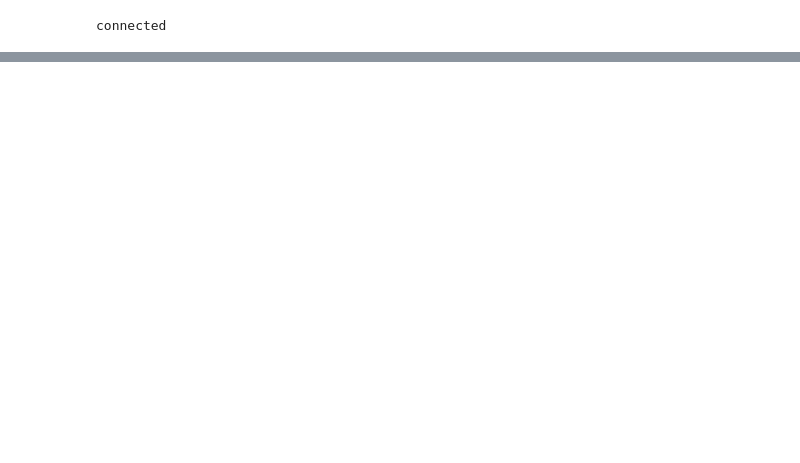
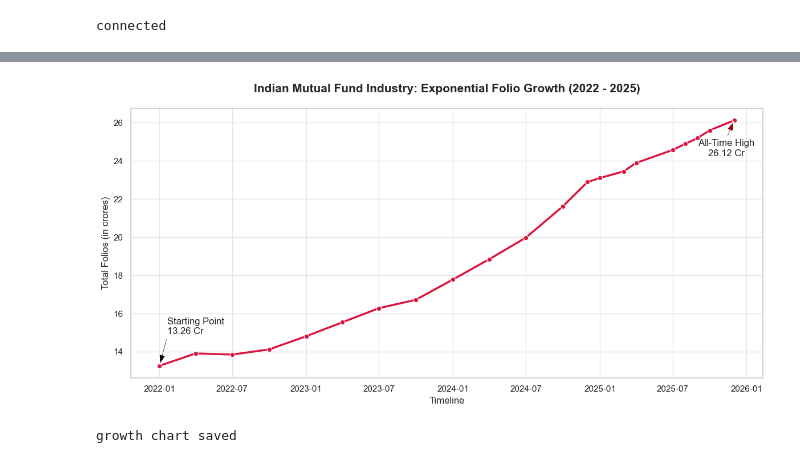
Before and after one commit to devkumar2313/bluestock_mf_capstone, a Jupyter notebook: notebooks/03_data_analysis.ipynb, the cells around one changed output, grey strips where cells are left out. Cells and saved outputs as stored; diff of their text form; code cells hidden in the pictures; blank space fills up the shorter version.

```diff
--- a/notebooks/03_data_analysis.ipynb
+++ b/notebooks/03_data_analysis.ipynb
@@ -153,0 +278,46 @@ Passing `palette` without assigning `hue` is deprecated and will be removed in v
+# %%
+# Query: Fetch historical industry folio counts
+
+query_folio = "SELECT * FROM fact_industry_folio ORDER BY month"
+
+df_folio = pd.read_sql(query_folio, con)
+
+
+df_folio['month'] = pd.to_datetime(df_folio['month'])
+
+plt.figure(figsize=(12, 6))
+ax_folio = sns.lineplot(data=df_folio, x='month', y='total_folios_crore', marker='o', color='crimson', linewidth=2.5)
+
+plt.title('Indian Mutual Fund Industry: Exponential Folio Growth (2022 - 2025)', fontsize=15, fontweight='bold', pad=20)
+plt.xlabel('Timeline', fontsize=12)
+plt.ylabel('Total Folios (in crores)', fontsize=12)
+
+start_date = df_folio['month'].min()
+end_date = df_folio['month'].max()
+start_val = df_folio['total_folios_crore'].iloc[0]
+end_val = df_folio['total_folios_crore'].iloc[-1]
+
+plt.annotate(
+    f'Starting Point\n{start_val} Cr',
+    xy=(start_date, start_val),
+    xytext=(10, 40),
+    textcoords='offset points',
+    arrowprops=dict(facecolor='black', shrink=0.05, width=1.5, headwidth=8)
+)
+
+plt.annotate(
+    f'All-Time High\n{end_val} Cr',
+    xy=(end_date, end_val),
+    xytext=(-10, -45),
+    textcoords='offset points',
+    ha='center',
+    arrowprops=dict(facecolor='darkred', shrink=0.05, width=1.5, headwidth=8)
+)
+plt.tight_layout()
+plt.show()
+
+ax_folio.figure.savefig(img_dir / 'folio_count_growth.png')
+print("growth chart saved")
+# %% [output]
+[figure, added]
+growth chart saved
```
Also changed, not shown: parts of 9 cells of this notebook, 20 other files.
